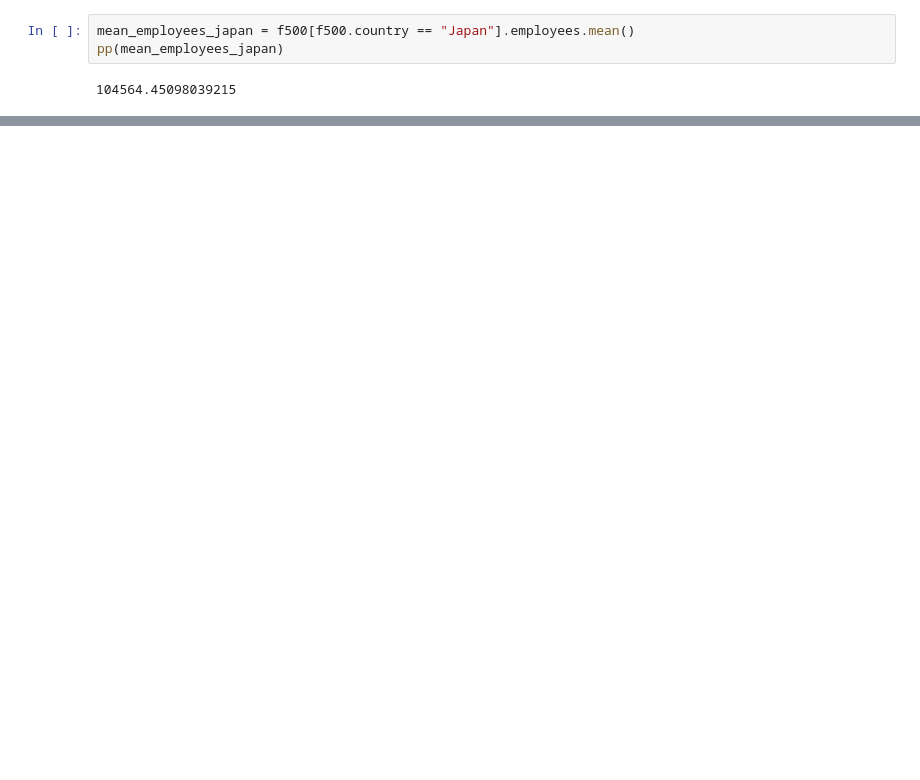
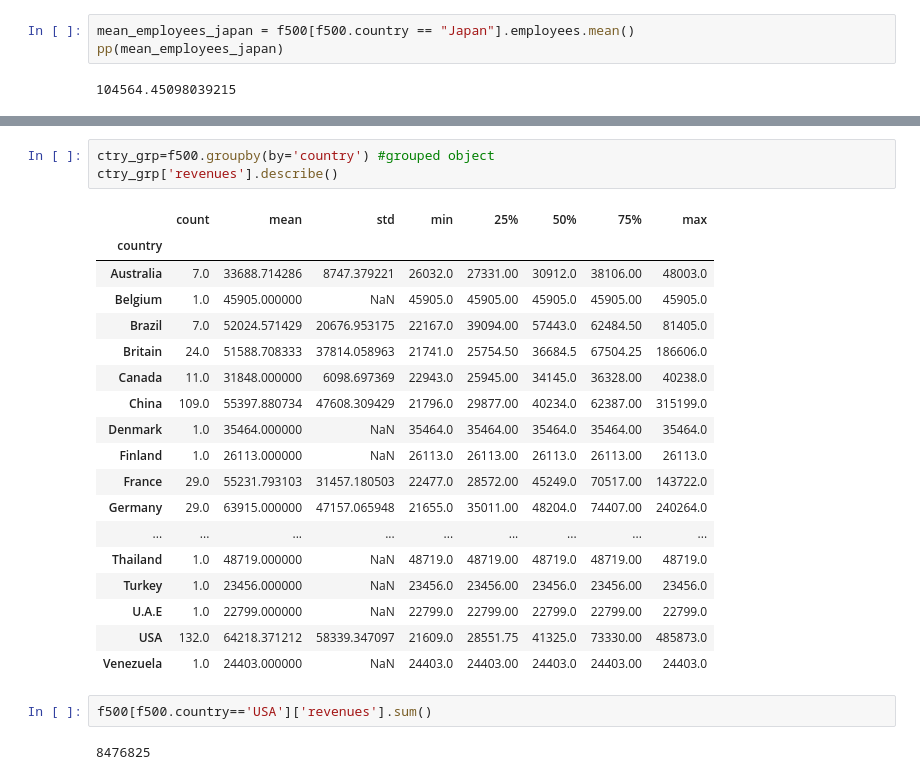
Before and after one commit to slzdevsnp/learn, a Jupyter notebook: ai/dquest/trds/s2/2_14numpy_pandas.ipynb, the cells around one changed output, grey strips where cells are left out. Cells and saved outputs as stored; diff of their text form; blank space fills up the shorter version.

```diff
--- a/ai/dquest/trds/s2/2_14numpy_pandas.ipynb
+++ b/ai/dquest/trds/s2/2_14numpy_pandas.ipynb
@@ -613,0 +631,26 @@ pp(mean_employees_japan)
+# %%
+ctry_grp=f500.groupby(by='country') #grouped object
+ctry_grp['revenues'].describe()
+# %% [output]
+|  | count | mean | std | min | 25% | 50% | 75% | max |
+| country |  |  |  |  |  |  |  |  |
+| Australia | 7.0 | 33688.714286 | 8747.379221 | 26032.0 | 27331.00 | 30912.0 | 38106.00 | 48003.0 |
+| Belgium | 1.0 | 45905.000000 | NaN | 45905.0 | 45905.00 | 45905.0 | 45905.00 | 45905.0 |
+| Brazil | 7.0 | 52024.571429 | 20676.953175 | 22167.0 | 39094.00 | 57443.0 | 62484.50 | 81405.0 |
+| Britain | 24.0 | 51588.708333 | 37814.058963 | 21741.0 | 25754.50 | 36684.5 | 67504.25 | 186606.0 |
+| Canada | 11.0 | 31848.000000 | 6098.697369 | 22943.0 | 25945.00 | 34145.0 | 36328.00 | 40238.0 |
+| China | 109.0 | 55397.880734 | 47608.309429 | 21796.0 | 29877.00 | 40234.0 | 62387.00 | 315199.0 |
+| Denmark | 1.0 | 35464.000000 | NaN | 35464.0 | 35464.00 | 35464.0 | 35464.00 | 35464.0 |
+| Finland | 1.0 | 26113.000000 | NaN | 26113.0 | 26113.00 | 26113.0 | 26113.00 | 26113.0 |
+| France | 29.0 | 55231.793103 | 31457.180503 | 22477.0 | 28572.00 | 45249.0 | 70517.00 | 143722.0 |
+| Germany | 29.0 | 63915.000000 | 47157.065948 | 21655.0 | 35011.00 | 48204.0 | 74407.00 | 240264.0 |
+| ... | ... | ... | ... | ... | ... | ... | ... | ... |
+| Thailand | 1.0 | 48719.000000 | NaN | 48719.0 | 48719.00 | 48719.0 | 48719.00 | 48719.0 |
+| Turkey | 1.0 | 23456.000000 | NaN | 23456.0 | 23456.00 | 23456.0 | 23456.00 | 23456.0 |
+| U.A.E | 1.0 | 22799.000000 | NaN | 22799.0 | 22799.00 | 22799.0 | 22799.00 | 22799.0 |
+| USA | 132.0 | 64218.371212 | 58339.347097 | 21609.0 | 28551.75 | 41325.0 | 73330.00 | 485873.0 |
+| Venezuela | 1.0 | 24403.000000 | NaN | 24403.0 | 24403.00 | 24403.0 | 24403.00 | 24403.0 |
+# %%
+f500[f500.country=='USA']['revenues'].sum()
+# %% [output]
+8476825
```
Also changed, not shown: parts of 5 cells of this notebook, 8 other files.
